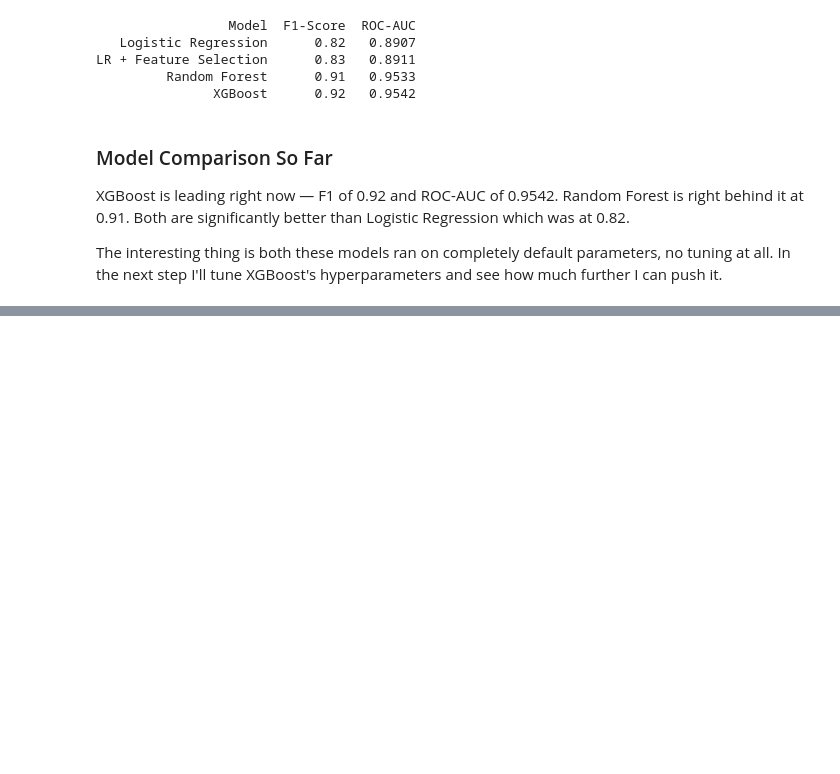
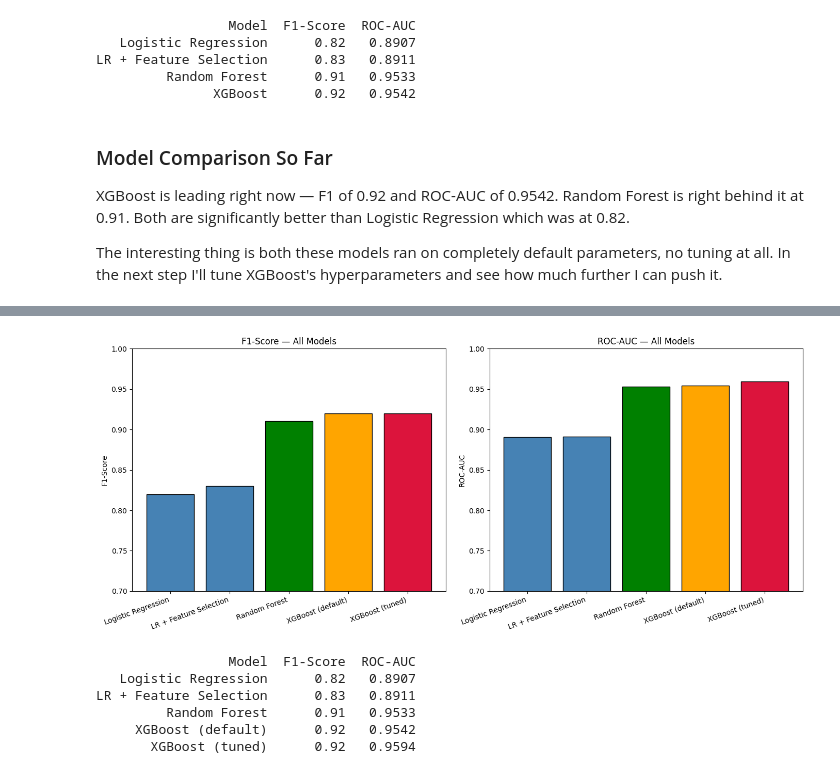
Before and after one commit to Vishaal1409/alzheimers-disease-detection, a Jupyter notebook: alzheimers_disease_detection.ipynb, the cells around one changed output, grey strips where cells are left out. Cells and saved outputs as stored; diff of their text form; code cells hidden in the pictures; blank space fills up the shorter version.

```diff
--- a/alzheimers_disease_detection.ipynb
+++ b/alzheimers_disease_detection.ipynb
@@ -963,0 +1107,43 @@ hyperparameters and see how much further I can push it.
+# %%
+# Full comparison of all models
+final_results = {
+    'Model': ['Logistic Regression', 'LR + Feature Selection',
+              'Random Forest', 'XGBoost (default)', 'XGBoost (tuned)'],
+    'F1-Score': [0.82, 0.83, 0.91, 0.92, 0.92],
+    'ROC-AUC': [0.8907, 0.8911, 0.9533, 0.9542, 0.9594]
+}
+
+final_df = pd.DataFrame(final_results)
+
+fig, axes = plt.subplots(1, 2, figsize=(14, 6))
+
+colors = ['steelblue', 'steelblue', 'green', 'orange', 'crimson']
+
+axes[0].bar(final_df['Model'], final_df['F1-Score'],
+            color=colors, edgecolor='black')
+axes[0].set_title('F1-Score — All Models')
+axes[0].set_ylabel('F1-Score')
+axes[0].set_xticks(range(len(final_df['Model'])))
+axes[0].set_xticklabels(final_df['Model'], rotation=20, ha='right')
+axes[0].set_ylim(0.7, 1.0)
+
+axes[1].bar(final_df['Model'], final_df['ROC-AUC'],
+            color=colors, edgecolor='black')
+axes[1].set_title('ROC-AUC — All Models')
+axes[1].set_ylabel('ROC-AUC')
+axes[1].set_xticks(range(len(final_df['Model'])))
+axes[1].set_xticklabels(final_df['Model'], rotation=20, ha='right')
+axes[1].set_ylim(0.7, 1.0)
+
+plt.tight_layout()
+plt.show()
+
+print(final_df.to_string(index=False))
+# %% [output]
+[figure, added]
+                 Model  F1-Score  ROC-AUC
+   Logistic Regression      0.82   0.8907
+LR + Feature Selection      0.83   0.8911
+         Random Forest      0.91   0.9533
+     XGBoost (default)      0.92   0.9542
+       XGBoost (tuned)      0.92   0.9594
```
Also changed, not shown: parts of 7 cells of this notebook.
